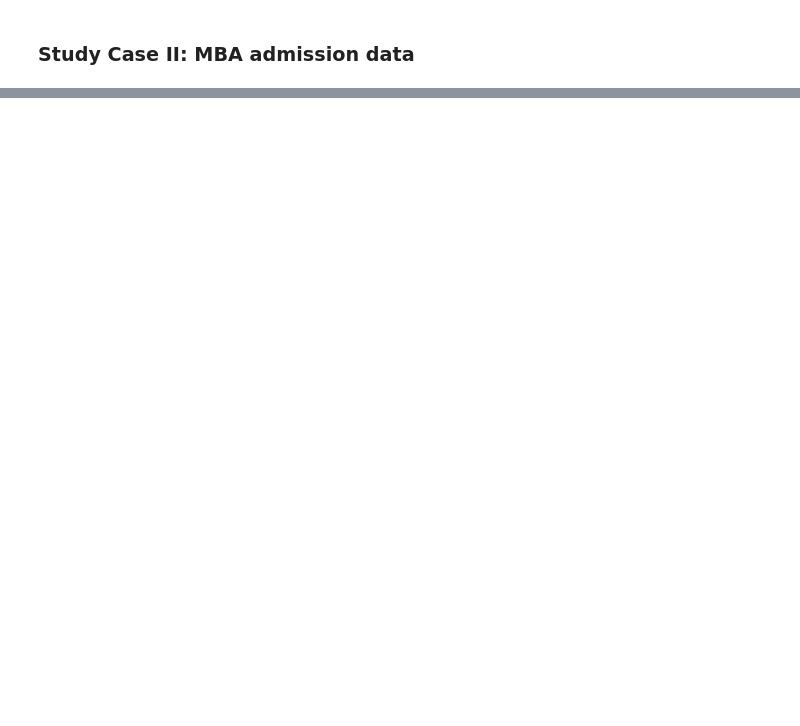
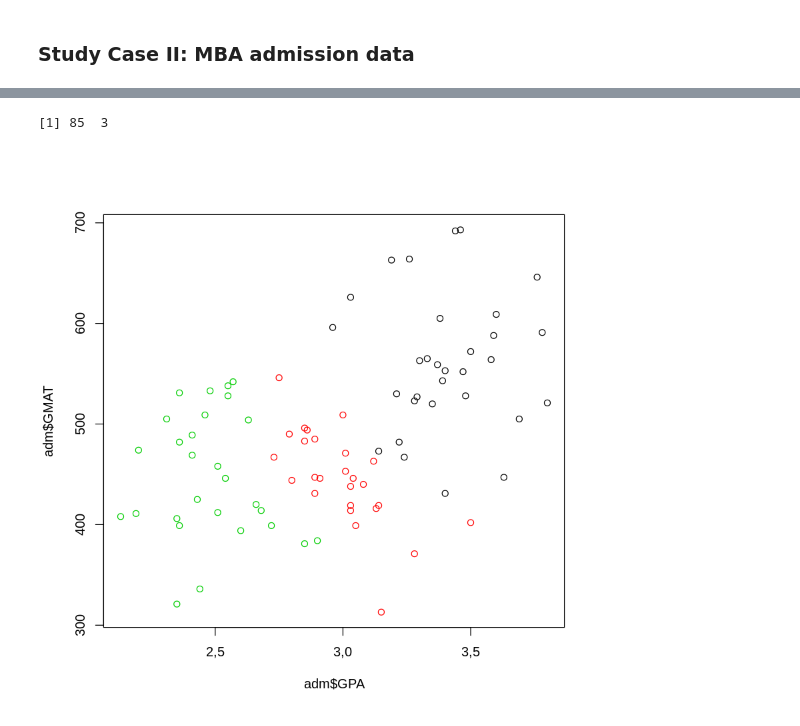
Before and after one commit to kristenzeng94/R-Projects, a Jupyter notebook: machine-learning-algorithms-in-R/Discriminant-Analysis-in-R.ipynb, the cells around one changed output, grey strips where cells are left out. Drawn from its saved outputs; the diff is of its cells as text; code cells hidden in the pictures; blank space fills up the shorter version.

```diff
--- a/machine-learning-algorithms-in-R/Discriminant-Analysis-in-R.ipynb
+++ b/machine-learning-algorithms-in-R/Discriminant-Analysis-in-R.ipynb
@@ -103,3 +103,8 @@ The second discriminant function (y-axis) achieves a fairly good separation of c
 To achieve a very good separation of the three cultivars, it would be best to use both the first and second discriminant functions together, since the first discriminant function can separate cultivars 1 and 3 very well, and the second discriminant function can separate cultivars 1 and 2, and cultivars 2 and 3, reasonably well. ###
 # %% [markdown]
 ### Study Case II: MBA admission data
+# %%
+url <- 'http://www.biz.uiowa.edu/faculty/jledolter/DataMining/admission.csv'
+admit <- read.csv(url)
+
+head(admit)
@@ -105,0 +119,10 @@ To achieve a very good separation of the three cultivars, it would be best to us
+# %%
+dim(admit)
+# %% [output]
+[1] 85  3
+# %%
+adm=data.frame(admit)
+
+plot(adm$GPA,adm$GMAT,col=adm$De)
+# %% [output]
+[figure, added]
```
Also changed, not shown: parts of 11 cells of this notebook.
